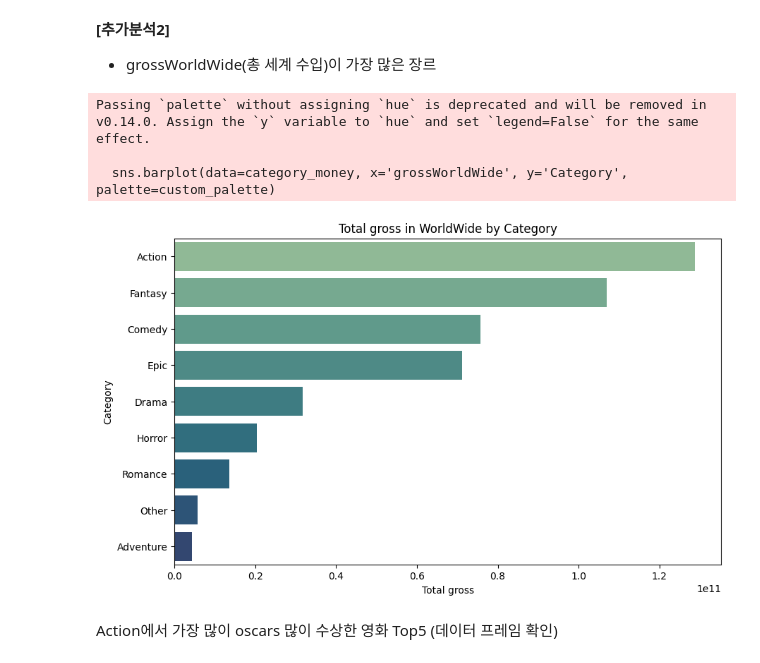
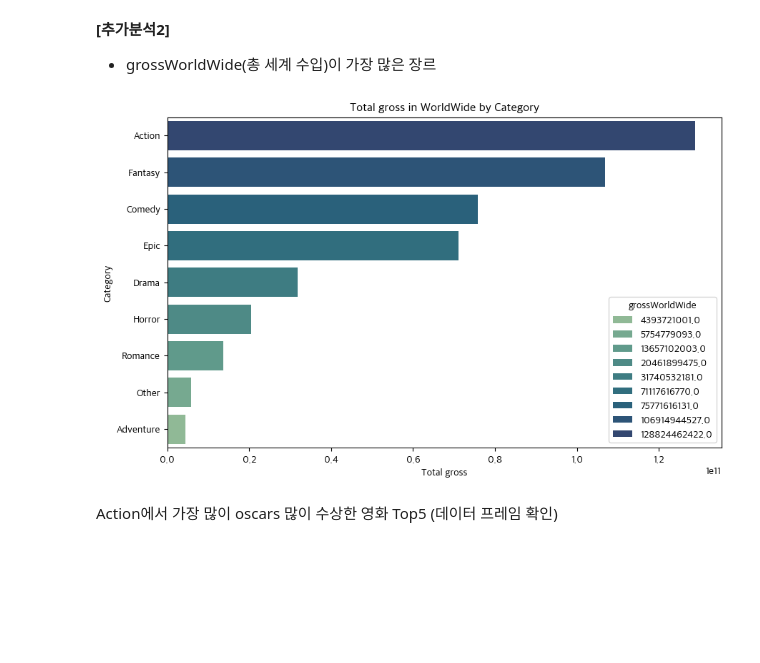
Before and after one commit to Encore-SKN-9/eda_2team, a Jupyter notebook: EDA.ipynb, the cells around one changed output. Cells and saved outputs as stored; diff of their text form; code cells hidden in the pictures; blank space fills up the shorter version.

```diff
--- a/EDA.ipynb
+++ b/EDA.ipynb
@@ -11,6 +11,6 @@ from matplotlib.ticker import FuncFormatter
 df = pd.read_csv('Data/preprocessed_movies_data.csv')
 # %%
 # 폰트 설정
-plt.rc('font', family='Malgun Gothic')
-# plt.rc('font', family='Apple SD Gothic Neo')
+# plt.rc('font', family='Malgun Gothic')
+plt.rc('font', family='Apple SD Gothic Neo')
 # %% [markdown]
@@ -1178,23 +1152,20 @@ drama_top5
 # %%
 # 데이터를 그룹화하여 각 Category별 총 세계 수입의 합 계산
 category_money = df.groupby('Category')['grossWorldWide'].sum().reset_index()
 
 # Oscars 수상의 내림차순으로 정렬
 category_money = category_money.sort_values(by='grossWorldWide', ascending=False)
 custom_palette = sns.color_palette("crest", len(category_money)) # cubehelix
 
 # 시각화
 plt.figure(figsize=(10, 6))
-sns.barplot(data=category_money, x='grossWorldWide', y='Category', palette=custom_palette)
+sns.barplot(data=category_money, x='grossWorldWide', y='Category', palette=custom_palette, hue='grossWorldWide')
 plt.title('Total gross in WorldWide by Category')
 plt.xlabel('Total gross')
 plt.ylabel('Category')
 plt.show()
 # %% [output]
-Passing `palette` without assigning `hue` is deprecated and will be removed in v0.14.0. Assign the `y` variable to `hue` and set `legend=False` for the same effect.
-
-  sns.barplot(data=category_money, x='grossWorldWide', y='Category', palette=custom_palette)
-[figure, old version]
+[figure, new version]
 # %% [markdown]
 Action에서 가장 많이 oscars 많이 수상한 영화 Top5 (데이터 프레임 확인)
 # %%
```
Also changed, not shown: parts of 28 cells of this notebook.
